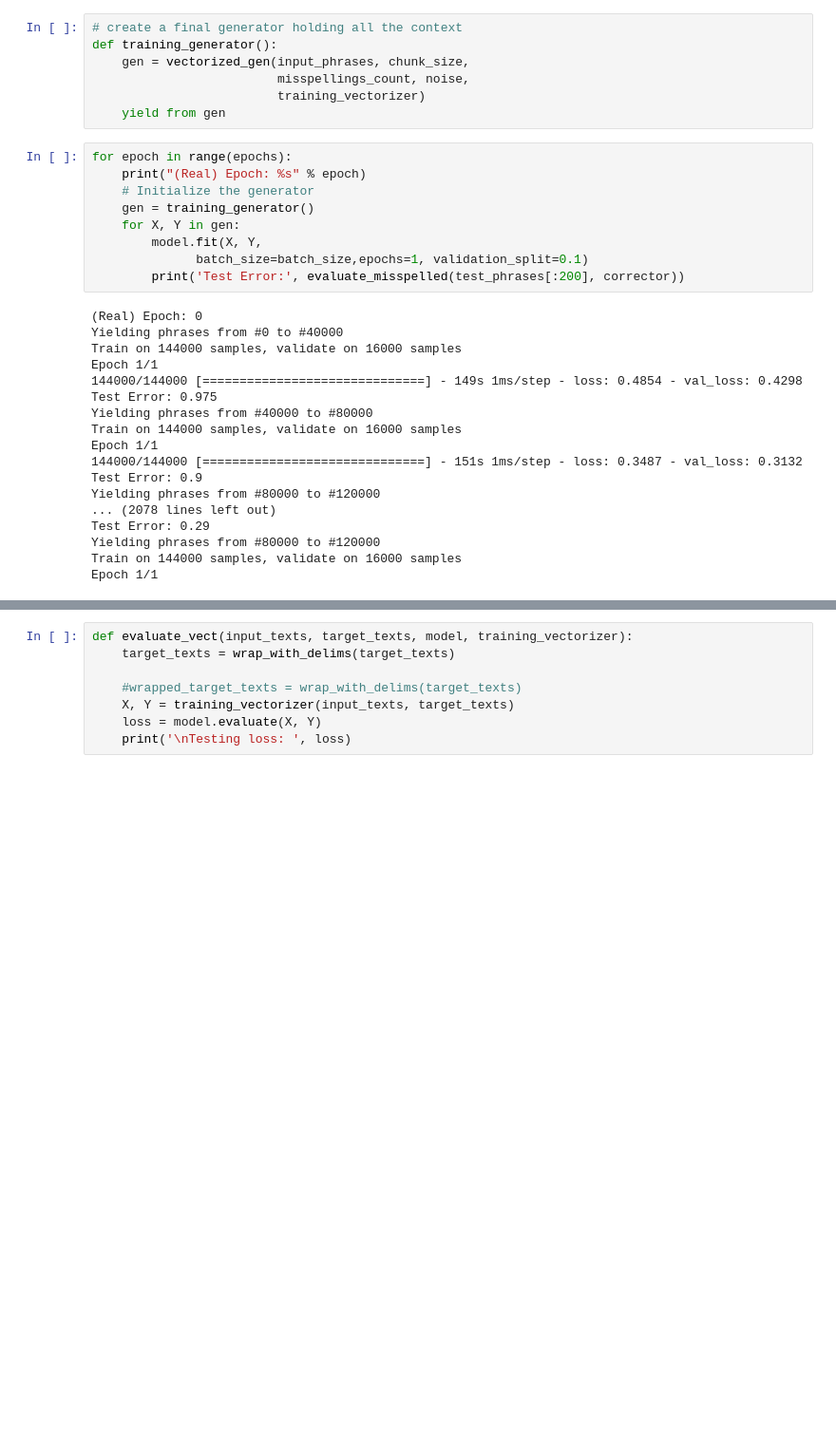
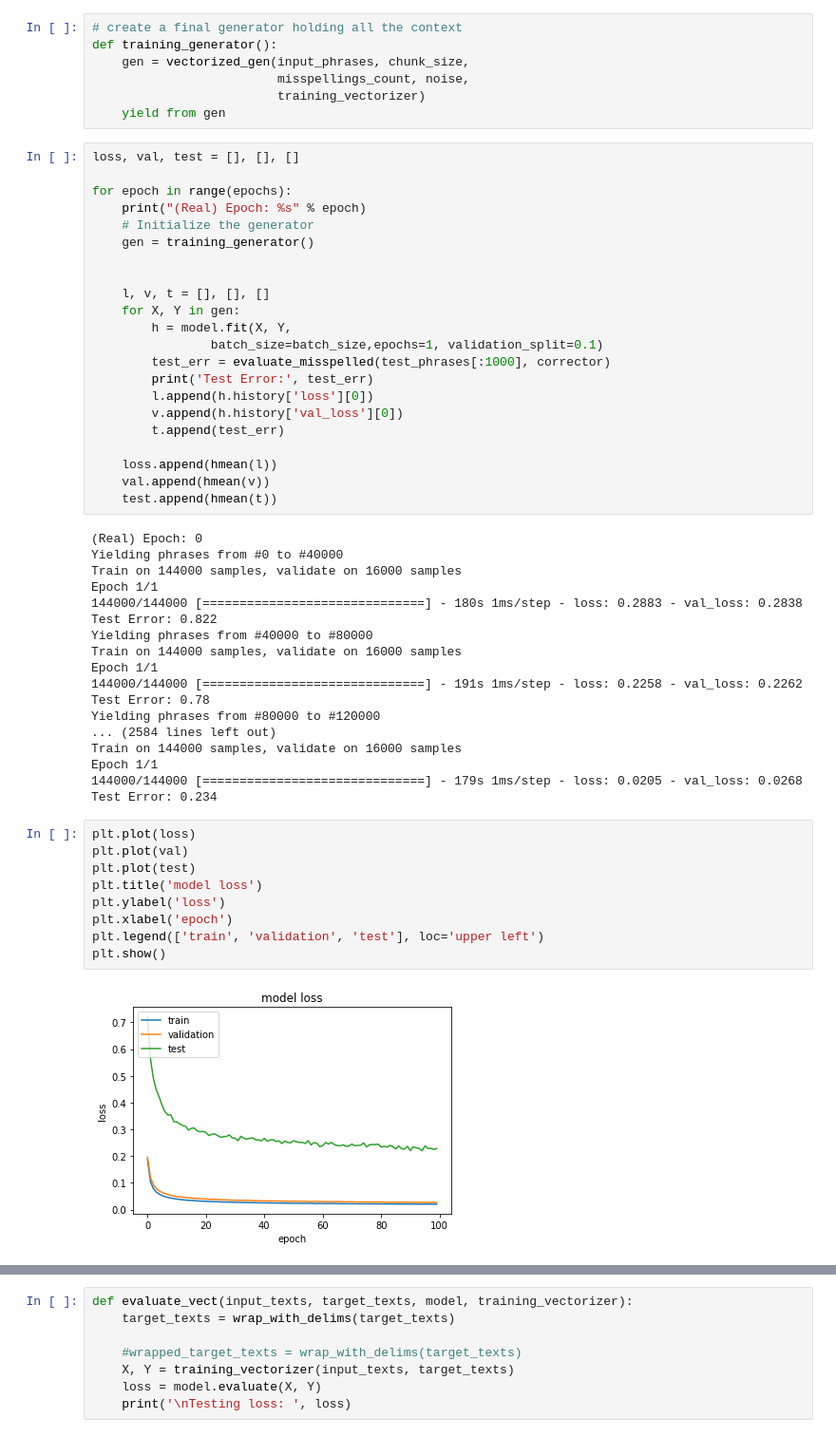
Before and after one commit to cmantas/keras_seq2seq, a Jupyter notebook: Spelling.ipynb, the cells around one changed output, grey strips where cells are left out. Shown: that part at 95% size. Drawn from its saved outputs; the diff is of its cells as text; blank space fills up the shorter version.

```diff
--- a/Spelling.ipynb
+++ b/Spelling.ipynb
@@ -291,29 +293,53 @@ def training_generator():
                          training_vectorizer)
     yield from gen
 # %%
+loss, val, test = [], [], []
+
 for epoch in range(epochs):
     print("(Real) Epoch: %s" % epoch)
     # Initialize the generator
     gen = training_generator()
+
+
+    l, v, t = [], [], []
     for X, Y in gen:
-        model.fit(X, Y,
-              batch_size=batch_size,epochs=1, validation_split=0.1)
-        print('Test Error:', evaluate_misspelled(test_phrases[:200], corrector))
+        h = model.fit(X, Y,
+                batch_size=batch_size,epochs=1, validation_split=0.1)
+        test_err = evaluate_misspelled(test_phrases[:1000], corrector)
+        print('Test Error:', test_err)
+        l.append(h.history['loss'][0])
+        v.append(h.history['val_loss'][0])
+        t.append(test_err)
+
+    loss.append(hmean(l))
+    val.append(hmean(v))
+    test.append(hmean(t))
 # %% [output]
 (Real) Epoch: 0
 Yielding phrases from #0 to #40000
 Train on 144000 samples, validate on 16000 samples
 Epoch 1/1
-144000/144000 [==============================] - 149s 1ms/step - loss: 0.4854 - val_loss: 0.4298
-Test Error: 0.975
+144000/144000 [==============================] - 180s 1ms/step - loss: 0.2883 - val_loss: 0.2838
+Test Error: 0.822
 Yielding phrases from #40000 to #80000
 Train on 144000 samples, validate on 16000 samples
 Epoch 1/1
-144000/144000 [==============================] - 151s 1ms/step - loss: 0.3487 - val_loss: 0.3132
-Test Error: 0.9
+144000/144000 [==============================] - 191s 1ms/step - loss: 0.2258 - val_loss: 0.2262
+Test Error: 0.78
 Yielding phrases from #80000 to #120000
-... (2078 lines left out)
-Test Error: 0.29
-Yielding phrases from #80000 to #120000
+... (2584 lines left out)
 Train on 144000 samples, validate on 16000 samples
 Epoch 1/1
+144000/144000 [==============================] - 179s 1ms/step - loss: 0.0205 - val_loss: 0.0268
+Test Error: 0.234
+# %%
+plt.plot(loss)
+plt.plot(val)
+plt.plot(test)
+plt.title('model loss')
+plt.ylabel('loss')
+plt.xlabel('epoch')
+plt.legend(['train', 'validation', 'test'], loc='upper left')
+plt.show()
+# %% [output]
+[figure, added]
```
Also changed, not shown: parts of 21 cells of this notebook.
